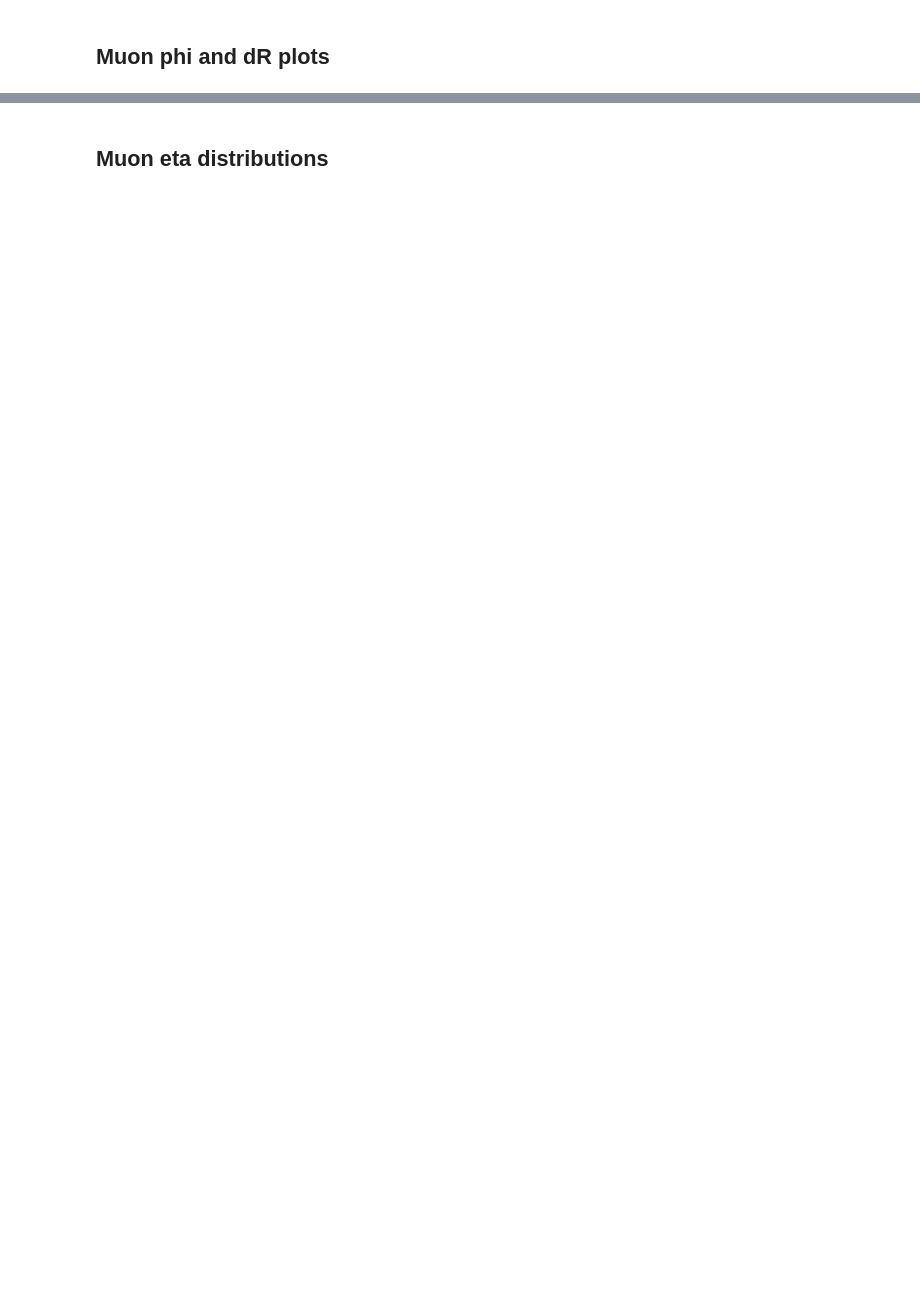
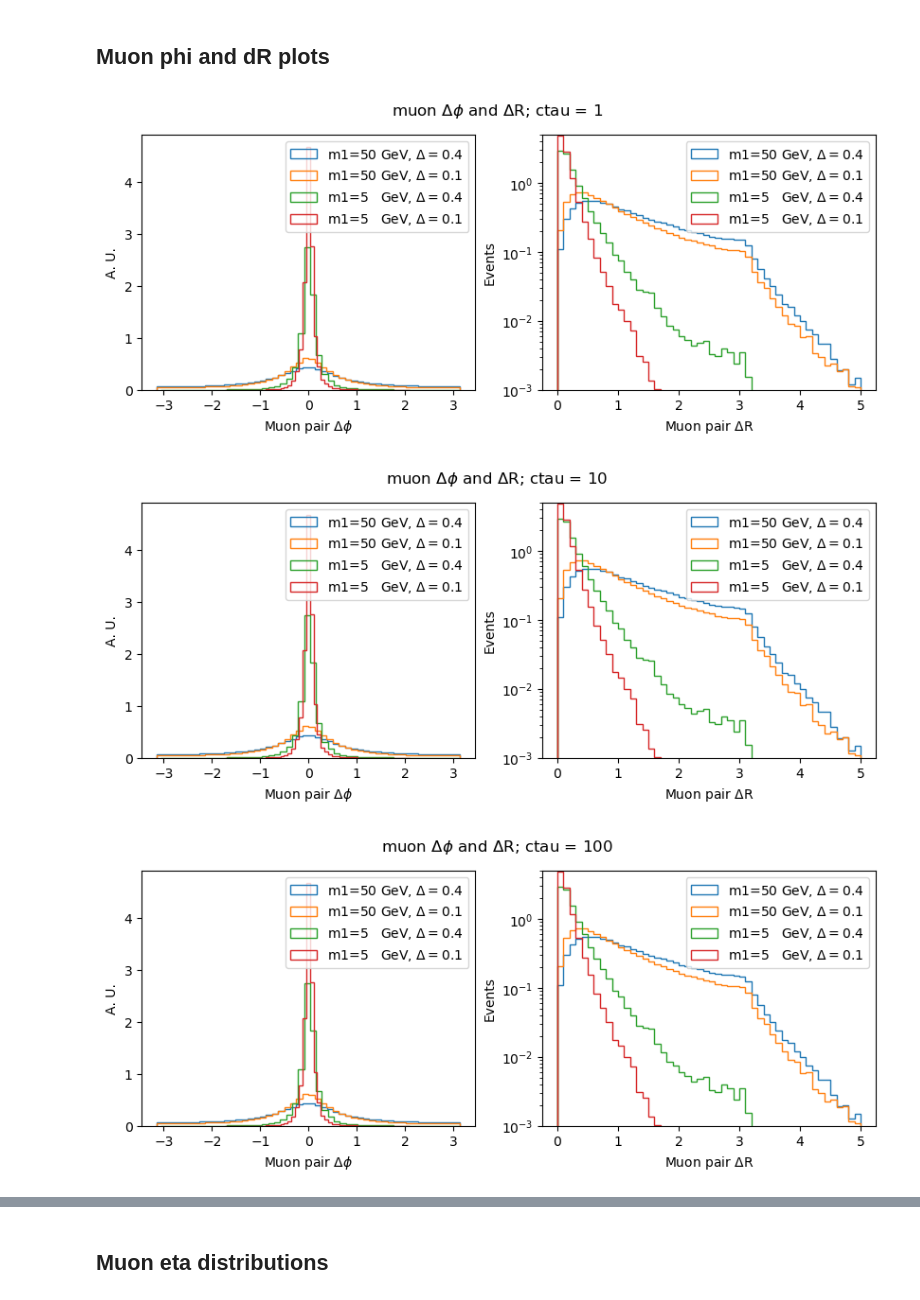
Before and after one commit to afrankenthal/iDM-analysis-plotting, a Jupyter notebook: GenKinematicsNew.ipynb, the cells around one changed output, grey strips where cells are left out. Saved outputs shown, nothing was run; the diff lists cells and outputs as text; code cells hidden in the pictures; blank space fills up the shorter version.

```diff
--- a/GenKinematicsNew.ipynb
+++ b/GenKinematicsNew.ipynb
@@ -300,42 +265,35 @@ def reducephi(row):
     return row
 # %%
 # plt.figure(figsize=(5,3.5))
-fig, ax = plt.subplots(1,2, figsize=(10,3.5))
+#fig, ax = plt.subplots(1,2, figsize=(10,3.5))
+for ctau in ctaus:
+    fig, ax = plt.subplots(1,2, figsize=(10,3.5))
+    plt.suptitle("muon $\Delta\phi$ and $\Delta$R; ctau = %s"%ctau)
+    for mchi in mchis:
+        reducedGenDf_mu = genDfs[mchi][ctau][genDfs[mchi][ctau]['pid']==13].reset_index(level=1)#[['eta','phi']]
+        reducedGenDf_antimu = genDfs[mchi][ctau][genDfs[mchi][ctau]['pid']==-13].reset_index(level=1)#[['eta','phi']]
+        phidiff = reducedGenDf_mu['phi'].sub(reducedGenDf_antimu['phi'])
+        reducedphidiff = phidiff.apply(reducephi)
+        ax[0].hist(reducedphidiff,bins=50, density=True, histtype='step', label=labels[mchi], log=False);
 
-for mchi in mchis:
-    #reducedGenDf_mu = genNewDfs[mchi][ctau].query('pid==13|pid==-13')[['eta','phi']]#.unstack(level=1)
-    reducedGenDf_mu = genDfs[mchi][ctau][genDfs[mchi][ctau]['pid']==13].reset_index(level=1)#[['eta','phi']]
-    reducedGenDf_antimu = genDfs[mchi][ctau][genDfs[mchi][ctau]['pid']==-13].reset_index(level=1)#[['eta','phi']]
-    #reducedGenDf_antimu = genNewDfs[mchi][ctau].query('pid==-13')[['eta','phi']].unstack(level=1)
-    #print('mu:',reducedGenDf_mu)
-    #print('anti',reducedGenDf_antimu['phi'] )
-    #reducedGenDf.rename({5:'mu1',6:'mu2'}, axis='columns', inplace=True)
-    #phidiff = reducedGenDf['phi']['mu1'] - reducedGenDf['phi']['mu2']
-    phidiff = reducedGenDf_mu['phi'].sub(reducedGenDf_antimu['phi'])
-    #print(phidiff)
-#     phidiff = pd.concat([abs((math.pi - abs(reducedGenDf['phi']['mu1'])) + (math.pi - abs(reducedGenDf['phi','mu2']))), \
-#         abs(reducedGenDf['phi']['mu1'] - reducedGenDf['phi']['mu2'])], axis=1).min(axis=1)
-    reducedphidiff = phidiff.apply(reducephi)
-    ax[0].hist(reducedphidiff,bins=50, density=True, histtype='step', label=labels[mchi], log=False);
+    ax[0].set_xlabel('Muon pair $\Delta\phi$')
+    ax[0].set_ylabel('A. U.')
+    ax[0].legend();
 
-ax[0].set_xlabel('Muon pair $\Delta\phi$')
-ax[0].set_ylabel('A. U.')
-ax[0].legend();
+    for mchi in mchis:
+        reducedGenDf_mu = genDfs[mchi][ctau][genDfs[mchi][ctau]['pid']==13].reset_index(level=1)
+        reducedGenDf_antimu = genDfs[mchi][ctau][genDfs[mchi][ctau]['pid']==-13].reset_index(level=1)
+        phidiff = pd.concat([abs((math.pi - abs(reducedGenDf_mu['phi'])) + (math.pi - abs(reducedGenDf_antimu['phi']))), \
+            abs(reducedGenDf_mu['phi'] - reducedGenDf_antimu['phi'])], axis=1).min(axis=1)
+        deltaR = np.sqrt((reducedGenDf_mu['eta'] - reducedGenDf_antimu['eta'])**2 + (phidiff)**2)
+        ax[1].hist(deltaR, bins=50, range=(0,5), density=True, log=True, histtype='step', label=labels[mchi]);
 
-for mchi in mchis:
-    reducedGenDf_mu = genDfs[mchi][ctau][genDfs[mchi][ctau]['pid']==13].reset_index(level=1)#[['eta','phi']]
-    reducedGenDf_antimu = genDfs[mchi][ctau][genDfs[mchi][ctau]['pid']==-13].reset_index(level=1)#[['eta','phi']]
-    phidiff = pd.concat([abs((math.pi - abs(reducedGenDf_mu['phi'])) + (math.pi - abs(reducedGenDf_antimu['phi']))), \
-        abs(reducedGenDf_mu['phi'] - reducedGenDf_antimu['phi'])], axis=1).min(axis=1)
-    deltaR = np.sqrt((reducedGenDf_mu['eta'] - reducedGenDf_antimu['eta'])**2 + (phidiff)**2)
-    #reducedGenDf = genNewDfs[mchi][ctau].query('pid==13|pid==-13')[['eta','phi']].unstack(level=1)
-    #reducedGenDf.rename({5:'mu1',6:'mu2'}, axis='columns', inplace=True)
-    #phidiff = pd.concat([abs((math.pi - abs(reducedGenDf['phi']['mu1'])) + (math.pi - abs(reducedGenDf['phi','mu2']))), \
-    #    abs(reducedGenDf['phi']['mu1'] - reducedGenDf['phi']['mu2'])], axis=1).min(axis=1)
-    #deltaR = np.sqrt((reducedGenDf['eta']['mu1'] - reducedGenDf['eta']['mu2'])**2 + (phidiff)**2)
-    ax[1].hist(deltaR, bins=50, range=(0,5), density=True, log=True, histtype='step', label=labels[mchi]);
-
-ax[1].set_xlabel('Muon pair $\Delta$R')
-ax[1].set_ylabel('Events')
-ax[1].set_ylim(0.001, 5)
-ax[1].legend();
+    ax[1].set_xlabel('Muon pair $\Delta$R')
+    ax[1].set_ylabel('Events')
+    ax[1].set_ylim(0.001, 5)
+    ax[1].legend();
+    plt.savefig("plots/GenKinematics/Gen_dPhi_dR_ctau= %s"%ctau, bbox_inches='tight')
+# %% [output]
+[figure, added]
+[figure, added]
+[figure, added]
```
Also changed, not shown: parts of 29 cells of this notebook, 30 other files.
